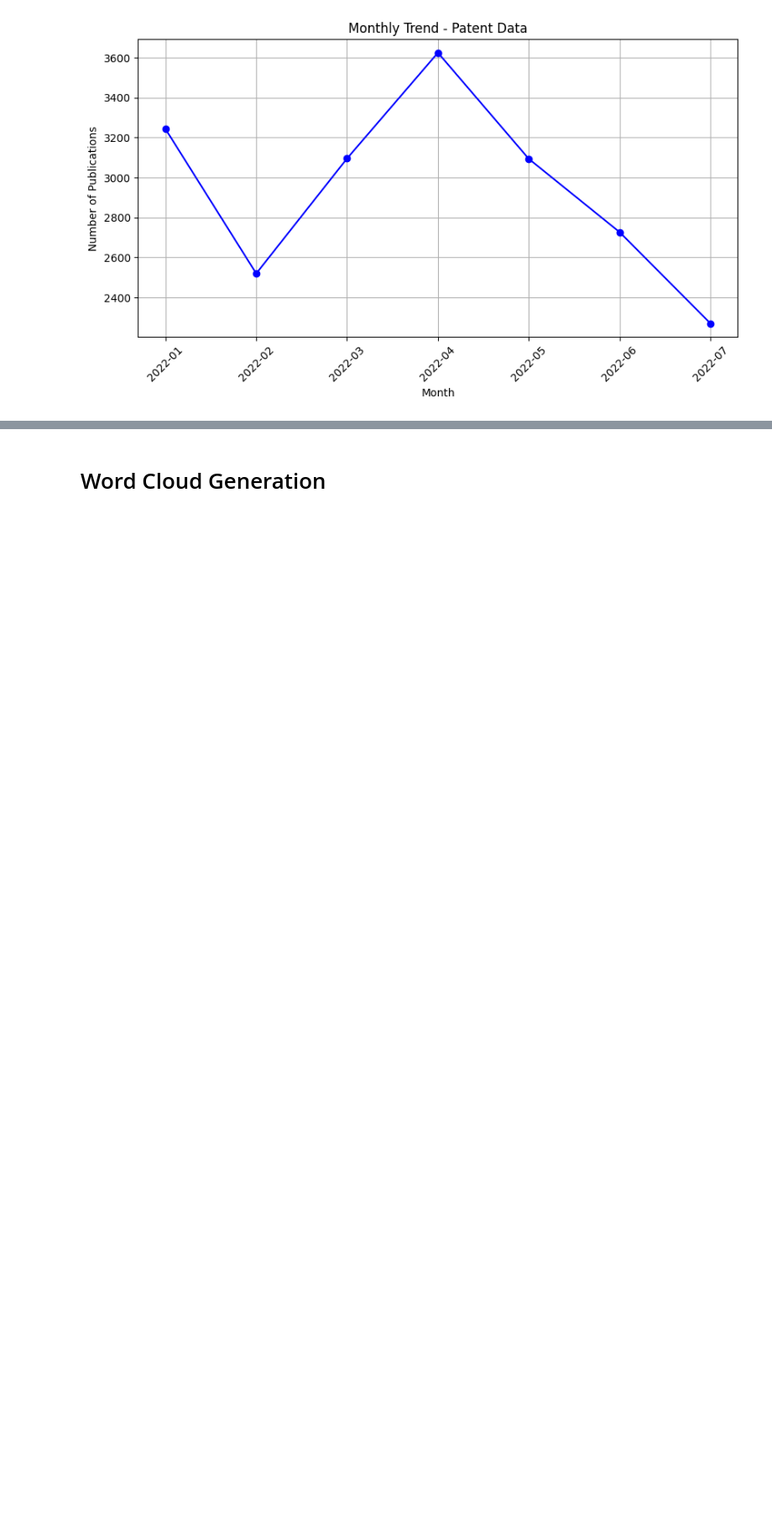
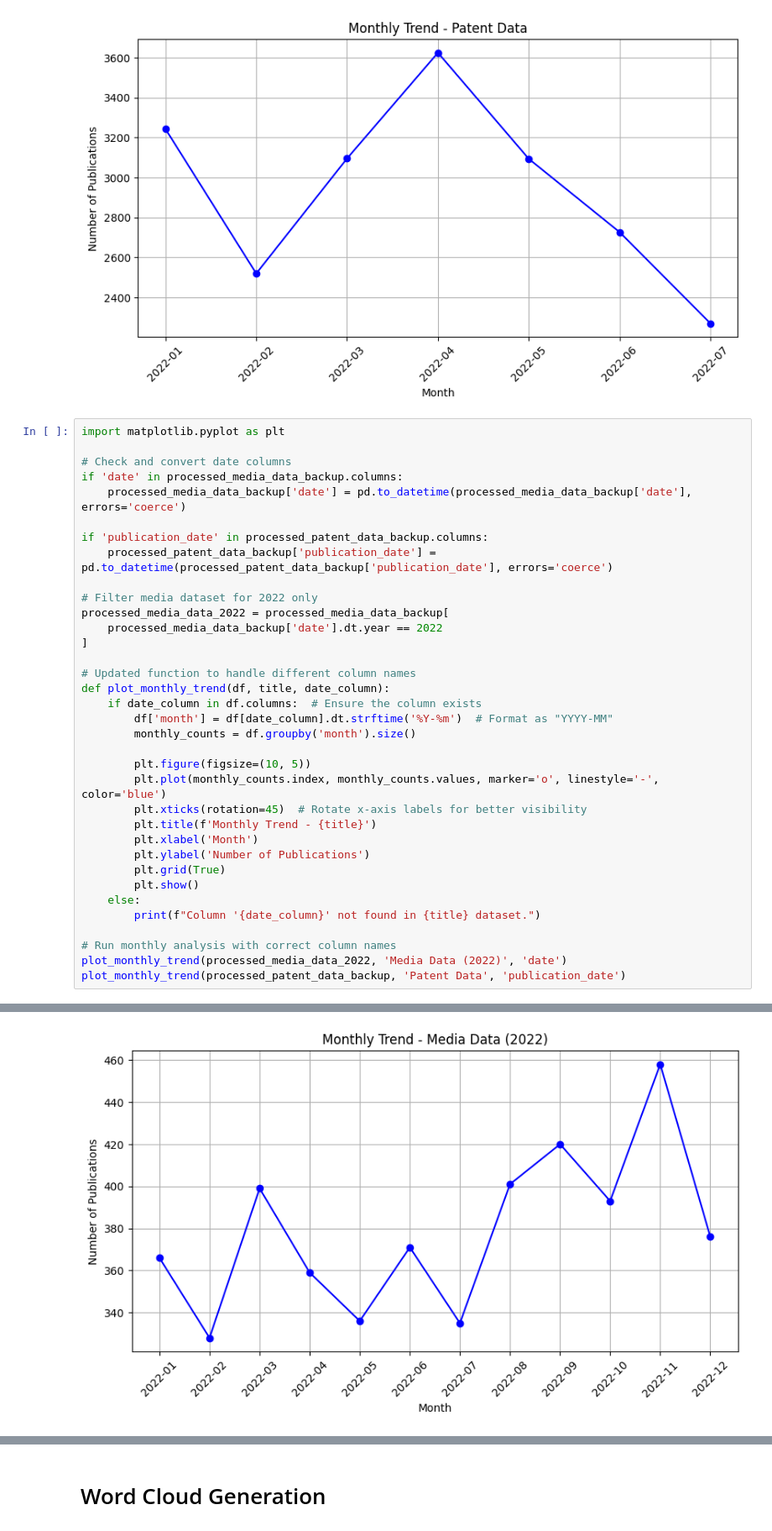
Before and after one commit to lucarenz1997/NLP, a Jupyter notebook: Stage_1_Cleaning_and_Preprocessing.ipynb, the cells around one changed output, grey strips where cells are left out. Shown at 84% size. Saved outputs shown, nothing was run; the diff lists cells and outputs as text; blank space fills up the shorter version.

```diff
--- a/Stage_1_Cleaning_and_Preprocessing.ipynb
+++ b/Stage_1_Cleaning_and_Preprocessing.ipynb
@@ -376,3 +376,39 @@ plot_monthly_trend(processed_patent_data_backup, 'Patent Data', 'publication_dat
 # %% [output]
 [figure]
 [figure]
+# %%
+import matplotlib.pyplot as plt
+
+# Check and convert date columns
+if 'date' in processed_media_data_backup.columns:
+    processed_media_data_backup['date'] = pd.to_datetime(processed_media_data_backup['date'], errors='coerce')
+
+if 'publication_date' in processed_patent_data_backup.columns:
+    processed_patent_data_backup['publication_date'] = pd.to_datetime(processed_patent_data_backup['publication_date'], errors='coerce')
+
+# Filter media dataset for 2022 only
+processed_media_data_2022 = processed_media_data_backup[
+    processed_media_data_backup['date'].dt.year == 2022
+]
+
+# Updated function to handle different column names
+def plot_monthly_trend(df, title, date_column):
+    if date_column in df.columns:  # Ensure the column exists
+        df['month'] = df[date_column].dt.strftime('%Y-%m')  # Format as "YYYY-MM"
+        monthly_counts = df.groupby('month').size()
+
+        plt.figure(figsize=(10, 5))
+        plt.plot(monthly_counts.index, monthly_counts.values, marker='o', linestyle='-', color='blue')
+        plt.xticks(rotation=45)  # Rotate x-axis labels for better visibility
+        plt.title(f'Monthly Trend - {title}')
+        plt.xlabel('Month')
+        plt.ylabel('Number of Publications')
+        plt.grid(True)
+        plt.show()
+    else:
+        print(f"Column '{date_column}' not found in {title} dataset.")
+
+# Run monthly analysis with correct column names
+plot_monthly_trend(processed_media_data_2022, 'Media Data (2022)', 'date')
+plot_monthly_trend(processed_patent_data_backup, 'Patent Data', 'publication_date')
+# %% [output]
@@ -378,0 +420 @@ plot_monthly_trend(processed_patent_data_backup, 'Patent Data', 'publication_dat
+[figure, added]
```
Also changed, not shown: parts of 1 cell of this notebook.
